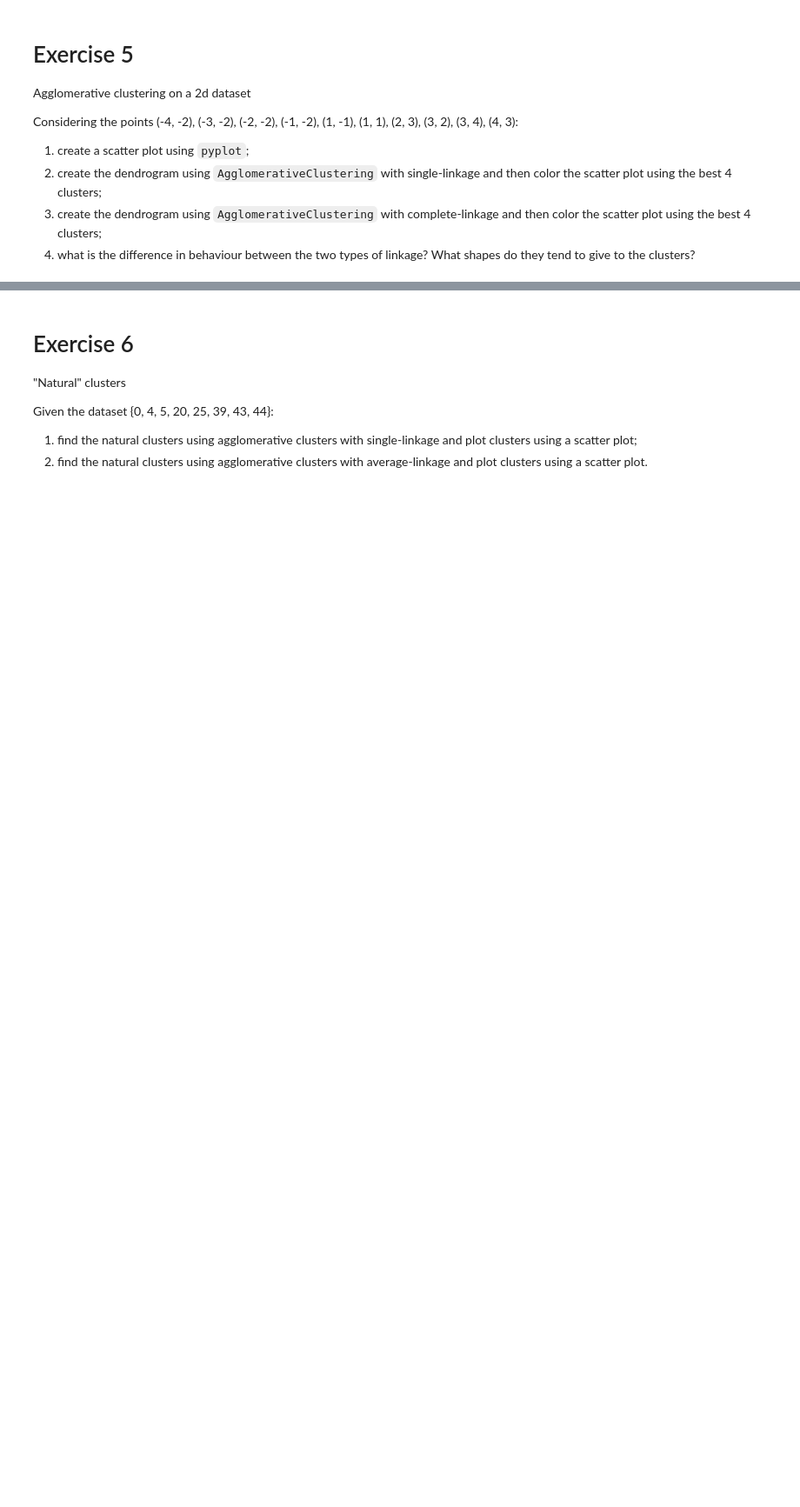
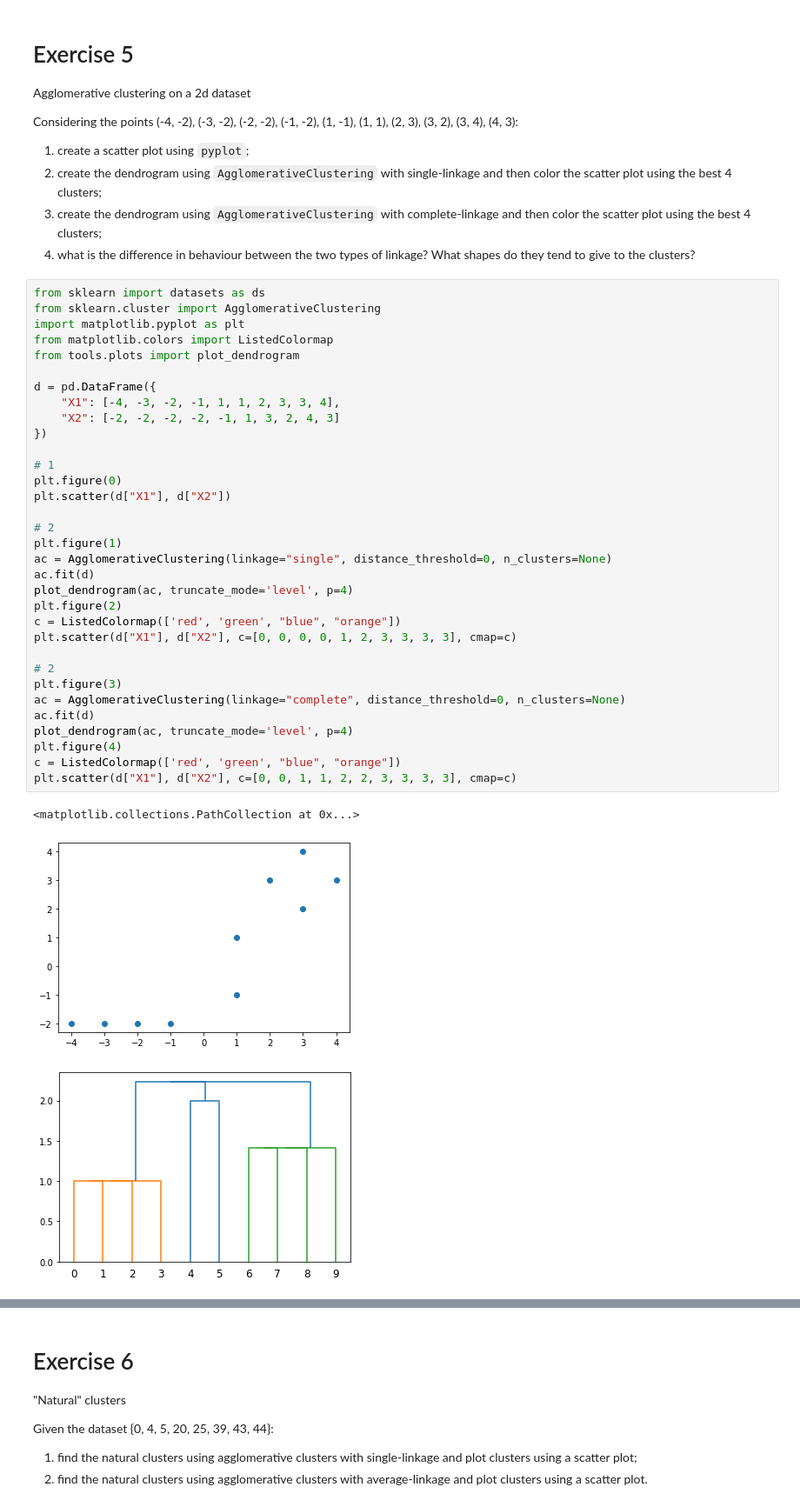
Before and after one commit to radumarinoiu/companion-lab, a Jupyter notebook: Lab9-10-Exercises.ipynb, the cells around one changed output, grey strips where cells are left out. Shown at 87% size. Saved outputs shown, nothing was run; the diff lists cells and outputs as text; blank space fills up the shorter version.

```diff
--- a/Lab9-10-Exercises.ipynb
+++ b/Lab9-10-Exercises.ipynb
@@ -186,3 +187,40 @@ Considering the points (-4, -2), (-3, -2), (-2, -2), (-1, -2), (1, -1), (1, 1),
 1. create the dendrogram using `AgglomerativeClustering` with single-linkage and then color the scatter plot using the best 4 clusters;
 1. create the dendrogram using `AgglomerativeClustering` with complete-linkage and then color the scatter plot using the best 4 clusters;
 1. what is the difference in behaviour between the two types of linkage? What shapes do they tend to give to the clusters?
+# %%
+from sklearn import datasets as ds
+from sklearn.cluster import AgglomerativeClustering
+import matplotlib.pyplot as plt
+from matplotlib.colors import ListedColormap
+from tools.plots import plot_dendrogram
+
+d = pd.DataFrame({
+    "X1": [-4, -3, -2, -1, 1, 1, 2, 3, 3, 4],
+    "X2": [-2, -2, -2, -2, -1, 1, 3, 2, 4, 3]
+})
+
+# 1
+plt.figure(0)
+plt.scatter(d["X1"], d["X2"])
+
+# 2
+plt.figure(1)
+ac = AgglomerativeClustering(linkage="single", distance_threshold=0, n_clusters=None)
+ac.fit(d)
+plot_dendrogram(ac, truncate_mode='level', p=4)
+plt.figure(2)
+c = ListedColormap(['red', 'green', "blue", "orange"])
+plt.scatter(d["X1"], d["X2"], c=[0, 0, 0, 0, 1, 2, 3, 3, 3, 3], cmap=c)
+
+# 2
+plt.figure(3)
+ac = AgglomerativeClustering(linkage="complete", distance_threshold=0, n_clusters=None)
+ac.fit(d)
+plot_dendrogram(ac, truncate_mode='level', p=4)
+plt.figure(4)
+c = ListedColormap(['red', 'green', "blue", "orange"])
+plt.scatter(d["X1"], d["X2"], c=[0, 0, 1, 1, 2, 2, 3, 3, 3, 3], cmap=c)
+# %% [output]
+<matplotlib.collections.PathCollection at 0x...>
+[figure, added]
+[figure, added]
```
Also changed, not shown: parts of 4 cells of this notebook.
